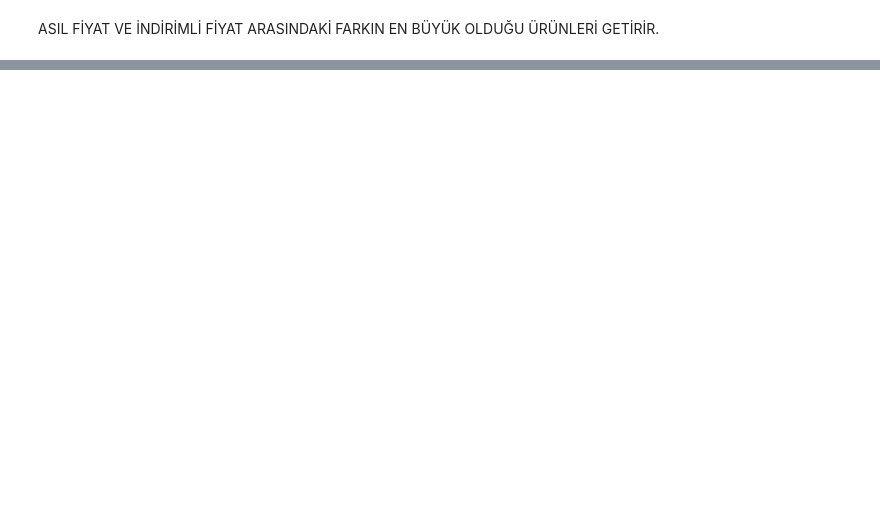
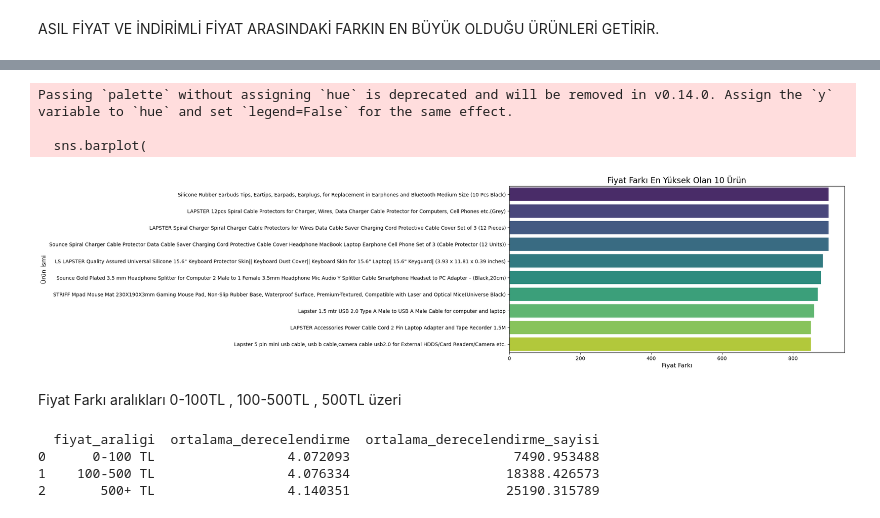
Before and after one commit to ErenalpYilmaz/amazonsalesdataset, a Jupyter notebook: analyse.ipynb, the cells around one changed output, grey strips where cells are left out. Saved outputs shown, nothing was run; the diff lists cells and outputs as text; code cells hidden in the pictures; blank space fills up the shorter version.

Commit message:
V1 | AMAZON SALES DATA SET İncelemesi yapıldı

```diff
--- a/analyse.ipynb
+++ b/analyse.ipynb
@@ -37,5 +48,6 @@ df.columns = [
 df.to_csv("amazon_turkce.csv", index=False)
 # %%
 df = pd.read_csv("amazon_turkce.csv")
-df
+df_copy= df.copy()
+print(df_copy.info())
 # %% [output]
@@ -387,0 +183,15 @@ Passing `palette` without assigning `hue` is deprecated and will be removed in v
+# %%
+# Fiyat farkını hesaplama
+df_copy['fiyat_farki'] = df_copy['asil_fiyat'] - df_copy['indirimli_fiyat']
+
+# Aynı ürün adına sahip ürünler için fiyat farkı en büyük olanını seçme
+df_copy_unique_urunler = (
+    df_copy.loc[df_copy.groupby('urun_ismi')['fiyat_farki'].idxmax()]
+    .sort_values(by='fiyat_farki', ascending=False)
+)
+
+# İlgili sütunları seçerek, fiyat farkı en büyük olan ilk 10 ürünü yazdırma
+sonuc = df_copy_unique_urunler[['urun_ismi', 'asil_fiyat', 'indirimli_fiyat', 'fiyat_farki', 'derecelendirme', 'derecelendirme_sayisi']].head(10)
+
+# Sonuçları yazdır
+print(sonuc)
@@ -387,0 +216,52 @@ Passing `palette` without assigning `hue` is deprecated and will be removed in v
+# %%
+# Fiyat farkı en yüksek olan ilk 10 ürünü seç
+top_10_products = df_copy_unique_urunler[['urun_ismi', 'fiyat_farki']].head(10)
+
+# Grafik boyutunu ayarla
+plt.figure(figsize=(12, 6))
+
+# Barplot ile fiyat farkını görselleştir
+sns.barplot(
+    data=top_10_products,
+    x='fiyat_farki',
+    y='urun_ismi',
+    palette='viridis'
+)
+
+# Başlık ve etiketleri ekle
+plt.title('Fiyat Farkı En Yüksek Olan 10 Ürün', fontsize=16)
+plt.xlabel('Fiyat Farkı', fontsize=12)
+plt.ylabel('Ürün İsmi', fontsize=12)
+
+# Grafiği göster
+plt.tight_layout()
+plt.show()
+# %% [output]
+Passing `palette` without assigning `hue` is deprecated and will be removed in v0.14.0. Assign the `y` variable to `hue` and set `legend=False` for the same effect.
+
+  sns.barplot(
+[figure, added]
+# %% [markdown]
+Fiyat Farkı aralıkları
+0-100TL , 100-500TL , 500TL üzeri
+# %%
+# Fiyat aralıklarını tanımlama (Örnek aralıklar: 0-100, 100-500, 500+)
+bins = [0, 100, 500, float('inf')]  # 0-100, 100-500, 500+
+labels = ['0-100 TL', '100-500 TL', '500+ TL']
+
+# İndirimli fiyatları bu aralıklara ayıralım
+df_copy['fiyat_araligi'] = pd.cut(df_copy['indirimli_fiyat'], bins=bins, labels=labels, right=False)
+
+# Her aralık için ortalama derecelendirme ve derecelendirme sayısını hesaplayalım
+fiyat_araligi_performans = df_copy.groupby('fiyat_araligi').agg(
+    ortalama_derecelendirme=('derecelendirme', 'mean'),
+    ortalama_derecelendirme_sayisi=('derecelendirme_sayisi', 'mean')
+).reset_index()
+
+# Sonuçları yazdıralım
+print(fiyat_araligi_performans)
+# %% [output]
+  fiyat_araligi  ortalama_derecelendirme  ortalama_derecelendirme_sayisi
+0      0-100 TL                 4.072093                     7490.953488
+1    100-500 TL                 4.076334                    18388.426573
+2       500+ TL                 4.140351                    25190.315789
```
Also changed, not shown: parts of 20 cells of this notebook.
